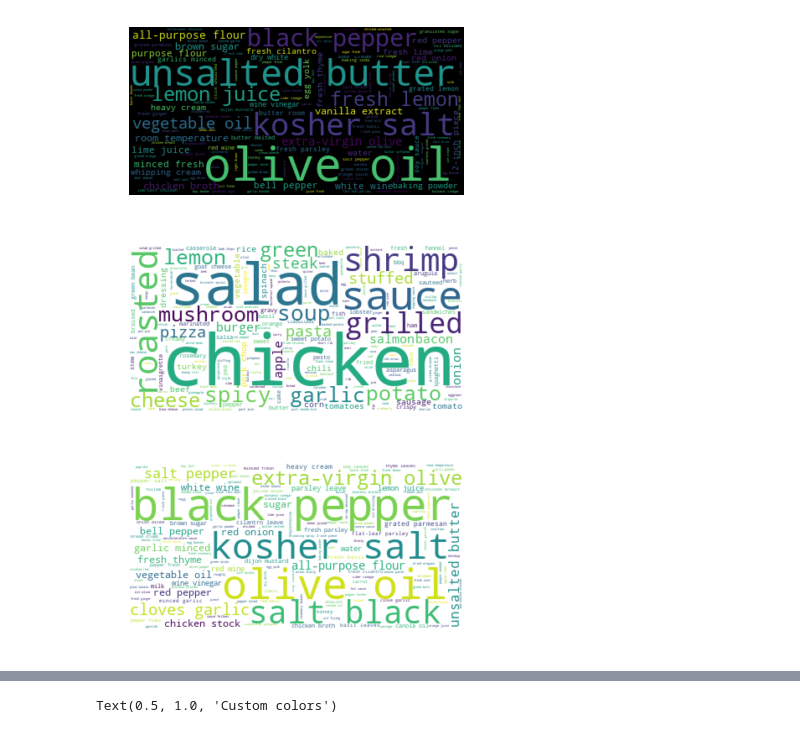
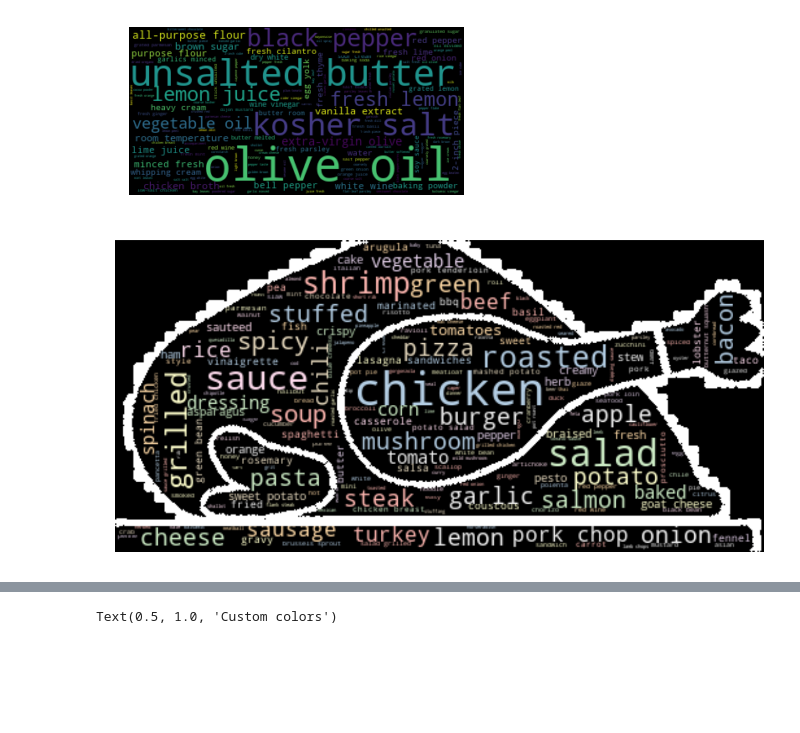
Before and after one commit to nemasobhani/Nutrition-from-Web-Scraped-Recipes, a Jupyter notebook: WordClouds.ipynb, the cells around one changed output, grey strips where cells are left out. Saved outputs shown, nothing was run; the diff lists cells and outputs as text; code cells hidden in the pictures; blank space fills up the shorter version.

Commit message:
Last of the Visuals

```diff
--- a/WordClouds.ipynb
+++ b/WordClouds.ipynb
@@ -301,7 +301,7 @@ def wc(site,section, pic=None):
     plt.imshow(wordcloud, interpolation='bilinear')
     plt.axis("off")
     plt.show()
-    wordcloud.to_file("img/TastyIng.png")
+    wordcloud.to_file("img/FoodNetTitle.png")
 # %%
 food_mask = np.array(Image.open("Img/CoveredHotPlate.jpg"))
 chicken_mask = np.array(Image.open("Img/Chicken.jpg"))
@@ -392,8 +374,6 @@ wc('epicurious','AggIngredients')
 [figure]
 [figure]
 # %%
-wc('foodnetwork','Title')
-wc('foodnetwork','AggIngredients')
+wc('foodnetwork','Title', chicken_mask)
 # %% [output]
-[figure, old version]
+[figure, new version]
-[figure, removed]
```
Also changed, not shown: parts of 3 cells of this notebook, 5 other files.
